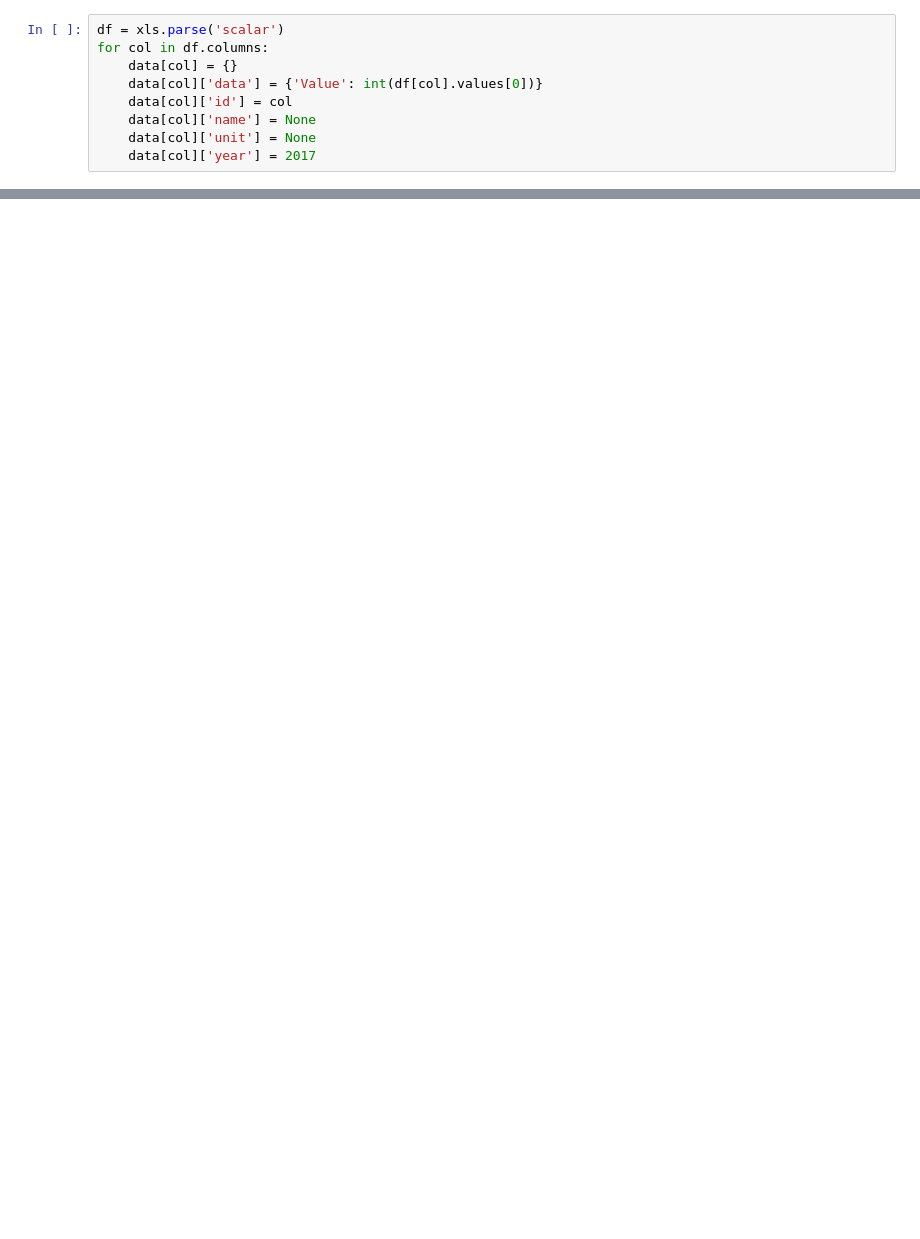
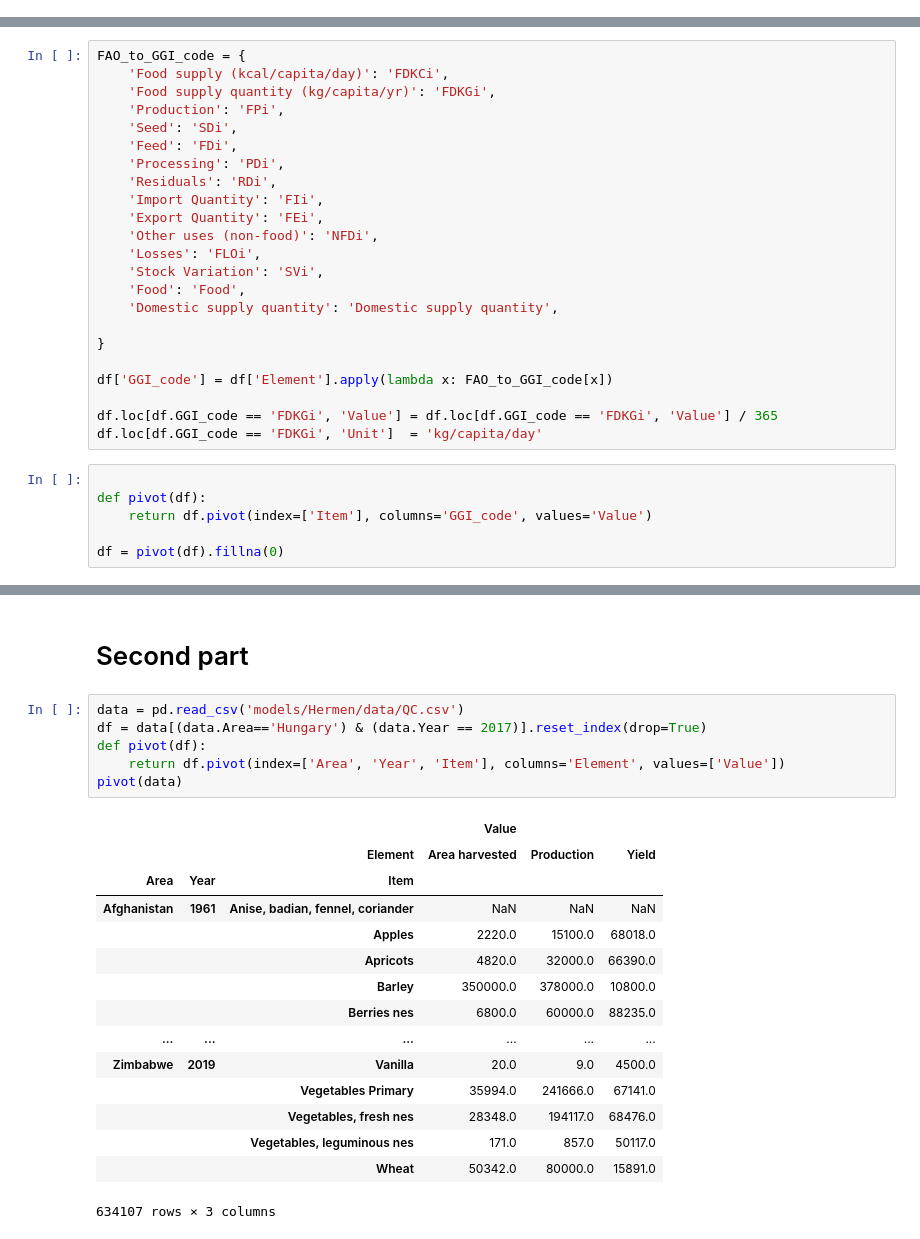
Before and after one commit to simonzabrocki/GraphModels, a Jupyter notebook: Draft_Hermen.ipynb, the cells around one changed output, grey strips where cells are left out. Cells and saved outputs as stored; diff of their text form; blank space fills up the shorter version.

Commit message:
add new data

```diff
--- a/Draft_Hermen.ipynb
+++ b/Draft_Hermen.ipynb
@@ -81,9 +0,0 @@ for col in df.columns:
-# %%
-df = xls.parse('scalar')
-for col in df.columns:
-    data[col] = {}
-    data[col]['data'] = {'Value': int(df[col].values[0])}
-    data[col]['id'] = col
-    data[col]['name'] = None
-    data[col]['unit'] = None
-    data[col]['year'] = 2017
@@ -2210,0 +15,29 @@ G.draw_computation(parameters, parameters)
+# %%
+FAO_to_GGI_code = {
+    'Food supply (kcal/capita/day)': 'FDKCi',
+    'Food supply quantity (kg/capita/yr)': 'FDKGi',
+    'Production': 'FPi',
+    'Seed': 'SDi',
+    'Feed': 'FDi',
+    'Processing': 'PDi',
+    'Residuals': 'RDi',
+    'Import Quantity': 'FIi',
+    'Export Quantity': 'FEi',
+    'Other uses (non-food)': 'NFDi',
+    'Losses': 'FLOi',
+    'Stock Variation': 'SVi',
+    'Food': 'Food',
+    'Domestic supply quantity': 'Domestic supply quantity',
+
+}
+
+df['GGI_code'] = df['Element'].apply(lambda x: FAO_to_GGI_code[x])
+
+df.loc[df.GGI_code == 'FDKGi', 'Value'] = df.loc[df.GGI_code == 'FDKGi', 'Value'] / 365
+df.loc[df.GGI_code == 'FDKGi', 'Unit']  = 'kg/capita/day'
+# %%
+
+def pivot(df):
+    return df.pivot(index=['Item'], columns='GGI_code', values='Value')
+
+df = pivot(df).fillna(0)
@@ -2210,0 +90,24 @@ G.draw_computation(parameters, parameters)
+# %% [markdown]
+# Second part
+# %%
+data = pd.read_csv('models/Hermen/data/QC.csv')
+df = data[(data.Area=='Hungary') & (data.Year == 2017)].reset_index(drop=True)
+def pivot(df):
+    return df.pivot(index=['Area', 'Year', 'Item'], columns='Element', values=['Value'])
+pivot(data)
+# %% [output]
+|  |  |  | Value |  |  |
+|  |  | Element | Area harvested | Production | Yield |
+| Area | Year | Item |  |  |  |
+| Afghanistan | 1961 | Anise, badian, fennel, coriander | NaN | NaN | NaN |
+|  |  | Apples | 2220.0 | 15100.0 | 68018.0 |
+|  |  | Apricots | 4820.0 | 32000.0 | 66390.0 |
+|  |  | Barley | 350000.0 | 378000.0 | 10800.0 |
+|  |  | Berries nes | 6800.0 | 60000.0 | 88235.0 |
+| ... | ... | ... | ... | ... | ... |
+| Zimbabwe | 2019 | Vanilla | 20.0 | 9.0 | 4500.0 |
+|  |  | Vegetables Primary | 35994.0 | 241666.0 | 67141.0 |
+|  |  | Vegetables, fresh nes | 28348.0 | 194117.0 | 68476.0 |
+|  |  | Vegetables, leguminous nes | 171.0 | 857.0 | 50117.0 |
+|  |  | Wheat | 50342.0 | 80000.0 | 15891.0 |
+634107 rows × 3 columns
```
Also changed, not shown: parts of 54 cells of this notebook, 7 other files.
